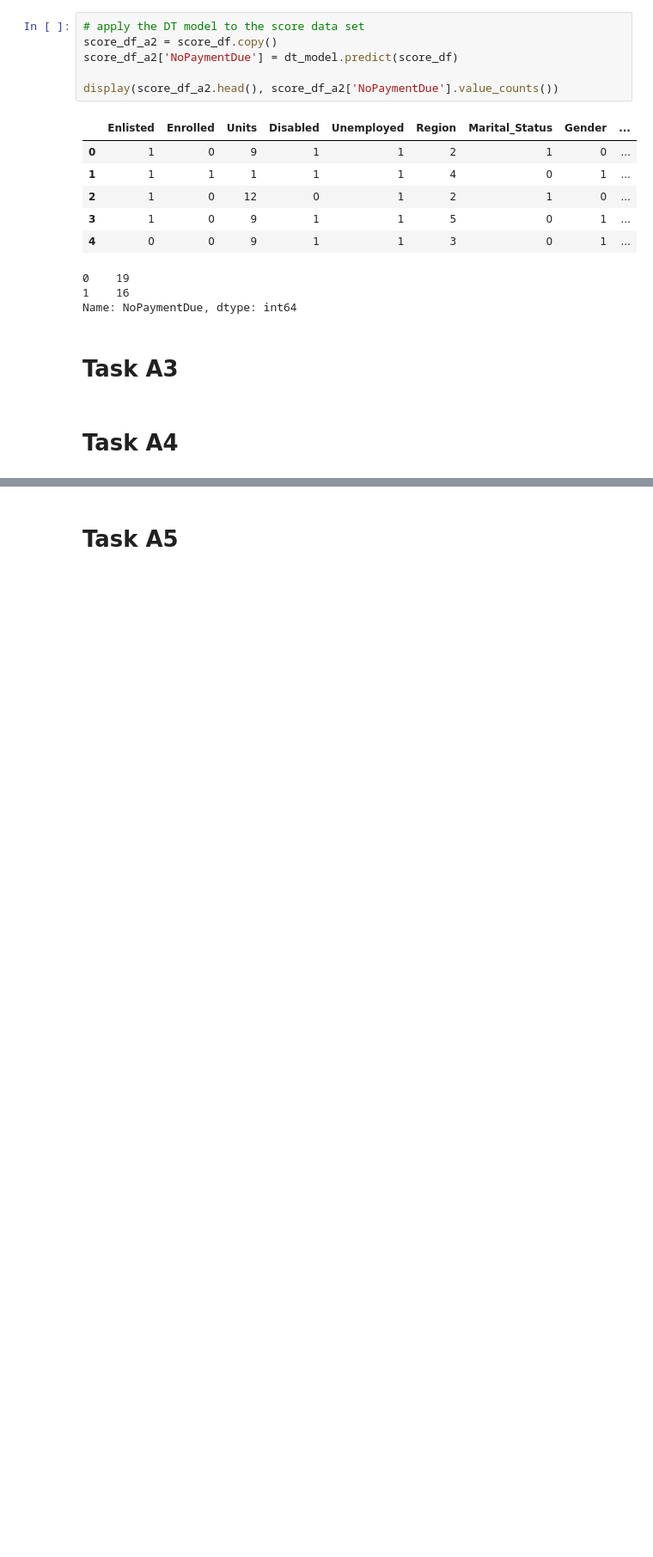
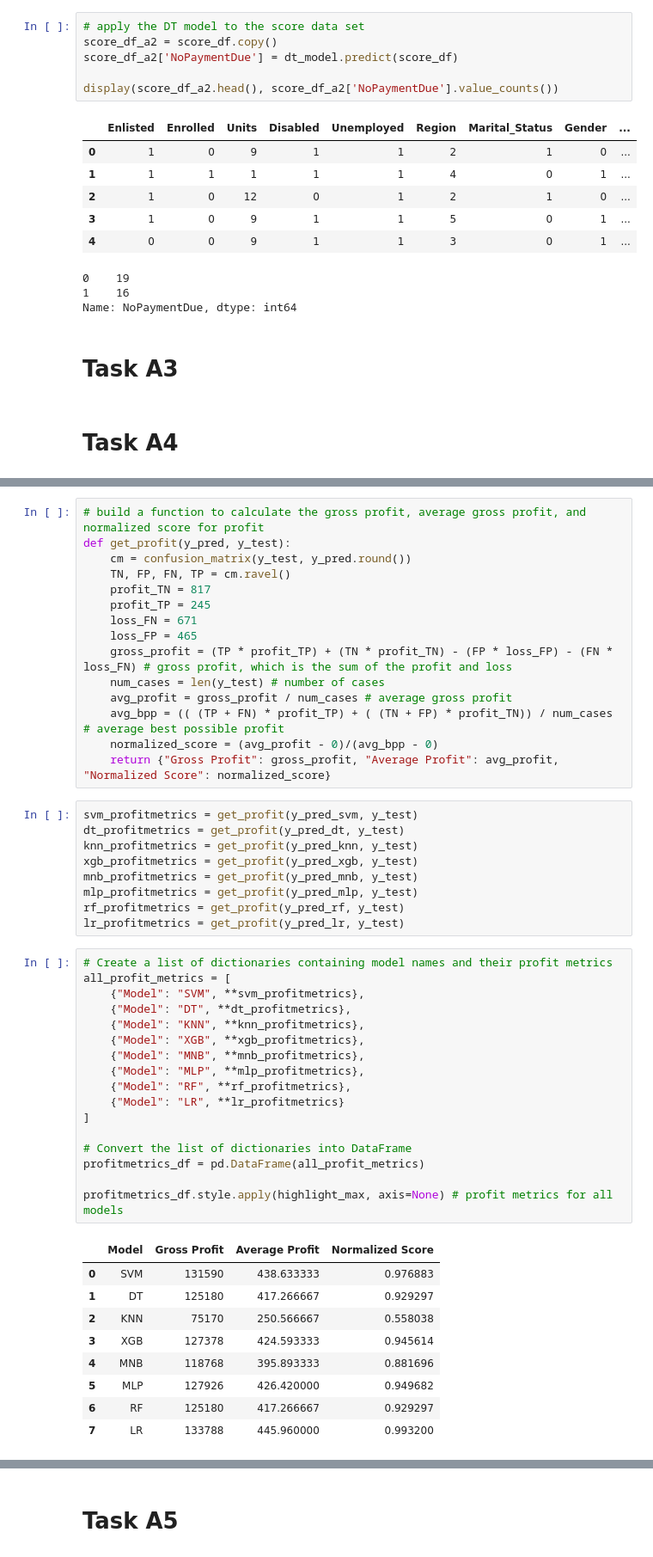
Before and after one commit to MSWinds/dm-group1-project, a Jupyter notebook: Final_Project.ipynb, the cells around one changed output, grey strips where cells are left out. Shown at 86% size. Saved outputs shown, nothing was run; the diff lists cells and outputs as text; blank space fills up the shorter version.

```diff
--- a/Final_Project.ipynb
+++ b/Final_Project.ipynb
@@ -2082,0 +2158,51 @@ Name: NoPaymentDue, dtype: int64
+# %%
+# build a function to calculate the gross profit, average gross profit, and normalized score for profit
+def get_profit(y_pred, y_test):
+    cm = confusion_matrix(y_test, y_pred.round())
+    TN, FP, FN, TP = cm.ravel()
+    profit_TN = 817
+    profit_TP = 245
+    loss_FN = 671
+    loss_FP = 465
+    gross_profit = (TP * profit_TP) + (TN * profit_TN) - (FP * loss_FP) - (FN * loss_FN) # gross profit, which is the sum of the profit and loss
+    num_cases = len(y_test) # number of cases
+    avg_profit = gross_profit / num_cases # average gross profit
+    avg_bpp = (( (TP + FN) * profit_TP) + ( (TN + FP) * profit_TN)) / num_cases # average best possible profit
+    normalized_score = (avg_profit - 0)/(avg_bpp - 0)
+    return {"Gross Profit": gross_profit, "Average Profit": avg_profit, "Normalized Score": normalized_score}
+# %%
+svm_profitmetrics = get_profit(y_pred_svm, y_test)
+dt_profitmetrics = get_profit(y_pred_dt, y_test)
+knn_profitmetrics = get_profit(y_pred_knn, y_test)
+xgb_profitmetrics = get_profit(y_pred_xgb, y_test)
+mnb_profitmetrics = get_profit(y_pred_mnb, y_test)
+mlp_profitmetrics = get_profit(y_pred_mlp, y_test)
+rf_profitmetrics = get_profit(y_pred_rf, y_test)
+lr_profitmetrics = get_profit(y_pred_lr, y_test)
+# %%
+# Create a list of dictionaries containing model names and their profit metrics
+all_profit_metrics = [
+    {"Model": "SVM", **svm_profitmetrics},
+    {"Model": "DT", **dt_profitmetrics},
+    {"Model": "KNN", **knn_profitmetrics},
+    {"Model": "XGB", **xgb_profitmetrics},
+    {"Model": "MNB", **mnb_profitmetrics},
+    {"Model": "MLP", **mlp_profitmetrics},
+    {"Model": "RF", **rf_profitmetrics},
+    {"Model": "LR", **lr_profitmetrics}
+]
+
+# Convert the list of dictionaries into DataFrame
+profitmetrics_df = pd.DataFrame(all_profit_metrics)
+
+profitmetrics_df.style.apply(highlight_max, axis=None) # profit metrics for all models
+# %% [output]
+|  | Model | Gross Profit | Average Profit | Normalized Score |
+| 0 | SVM | 131590 | 438.633333 | 0.976883 |
+| 1 | DT | 125180 | 417.266667 | 0.929297 |
+| 2 | KNN | 75170 | 250.566667 | 0.558038 |
+| 3 | XGB | 127378 | 424.593333 | 0.945614 |
+| 4 | MNB | 118768 | 395.893333 | 0.881696 |
+| 5 | MLP | 127926 | 426.420000 | 0.949682 |
+| 6 | RF | 125180 | 417.266667 | 0.929297 |
+| 7 | LR | 133788 | 445.960000 | 0.993200 |
```
Also changed, not shown: parts of 17 cells of this notebook.
